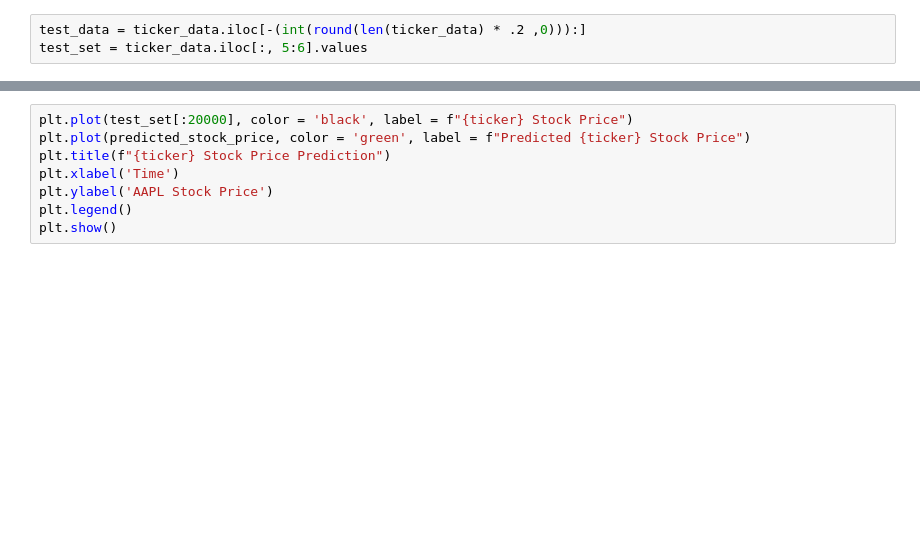
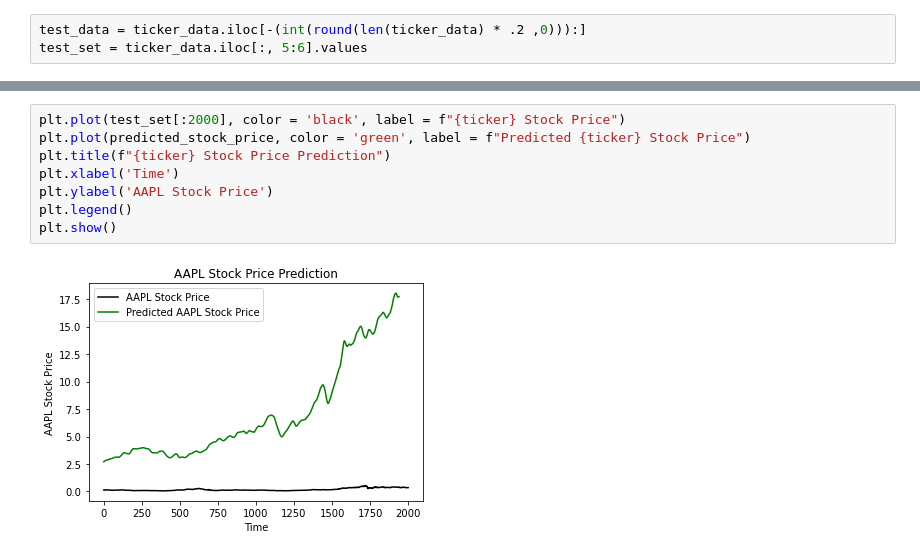
Before and after one commit to boor3d/StockMarketProject, a Jupyter notebook: DataPrep/LSTM_Test.ipynb, the cells around one changed output, grey strips where cells are left out. Drawn from its saved outputs; the diff is of its cells as text; blank space fills up the shorter version.

```diff
--- a/DataPrep/LSTM_Test.ipynb
+++ b/DataPrep/LSTM_Test.ipynb
@@ -78,8 +158,10 @@ predicted_stock_price = sc.inverse_transform(predicted_stock_price)
 # %%
-plt.plot(test_set[:20000], color = 'black', label = f"{ticker} Stock Price")
+plt.plot(test_set[:2000], color = 'black', label = f"{ticker} Stock Price")
 plt.plot(predicted_stock_price, color = 'green', label = f"Predicted {ticker} Stock Price")
 plt.title(f"{ticker} Stock Price Prediction")
 plt.xlabel('Time')
 plt.ylabel('AAPL Stock Price')
 plt.legend()
 plt.show()
+# %% [output]
+[figure, added]
```
Also changed, not shown: parts of 6 cells of this notebook.
